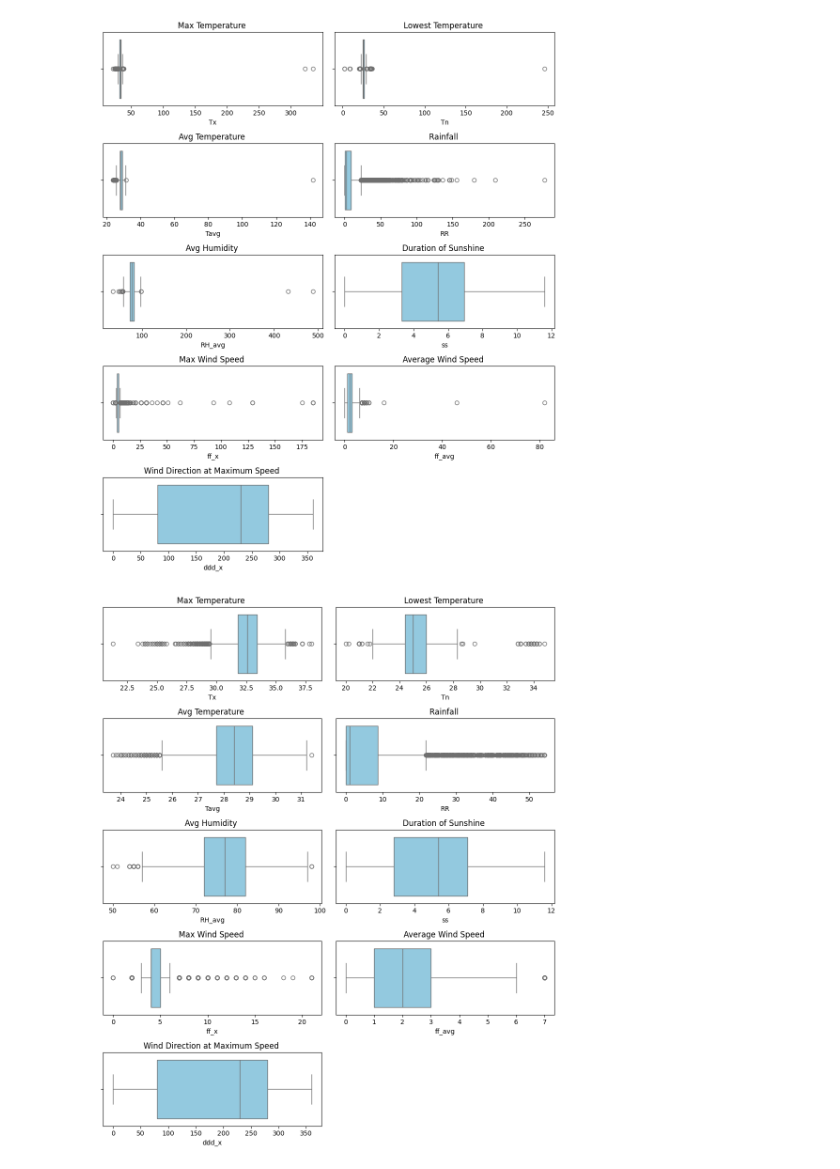
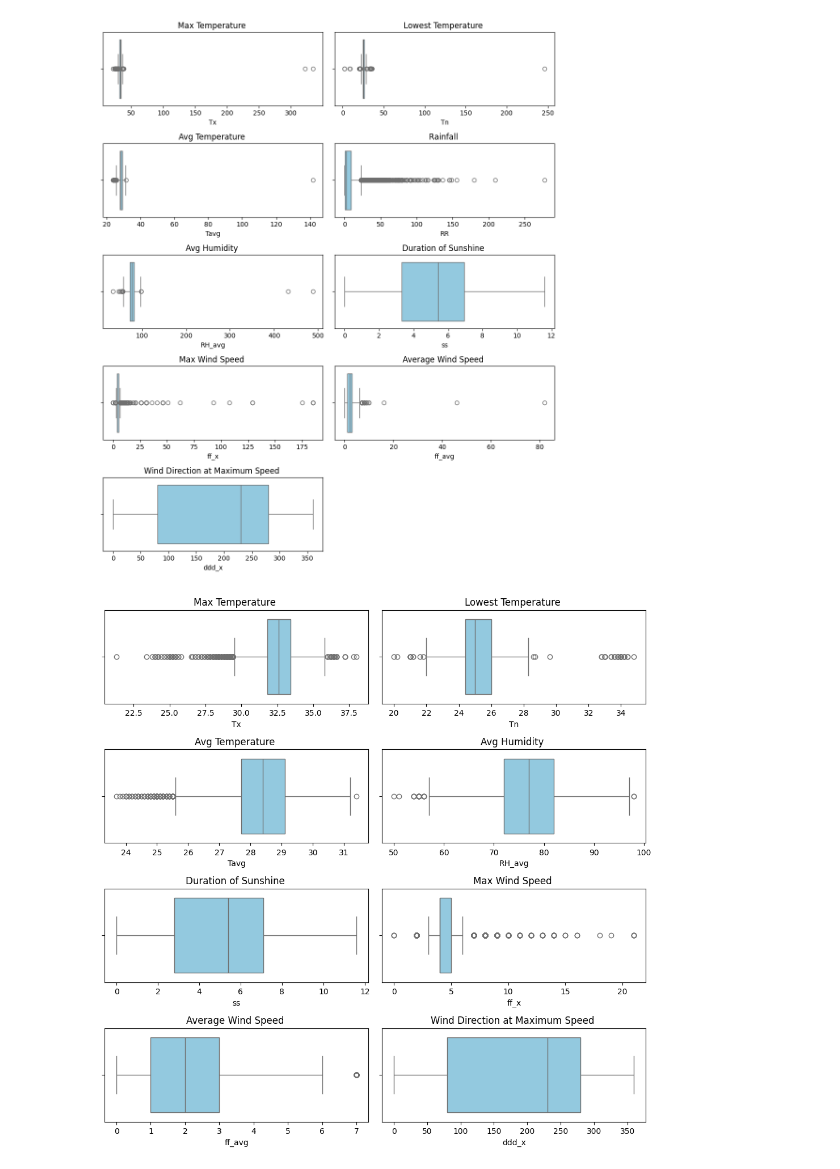
Before and after one commit to Fadhil-hi/Intern-BCC-2024, a Jupyter notebook: Code/Preprocessing/Outlier_Zscore-KNN-mode/cleaning1.ipynb, the cells around one changed output. Drawn from its saved outputs; the diff is of its cells as text; code cells hidden in the pictures.

Commit message:
change some method
earlier i used zscore outliers handling on all feature. But now only for Rainfall i didnt use it because there is too many natural outlier

```diff
--- a/Code/Preprocessing/Outlier_Zscore-KNN-mode/cleaning1.ipynb
+++ b/Code/Preprocessing/Outlier_Zscore-KNN-mode/cleaning1.ipynb
@@ -98,3 +96,5 @@ df_noutlier = handle_outliers_zscore(data_imputed[num_cols])
+# %%
+df_noutlier = handle_outliers_zscore(data_imputed[['Tn', 'Tx', 'Tavg', 'RH_avg', 'ss', 'ff_x', 'ddd_x', 'ff_avg']])
 # %%
 judul = {
     'Tx': 'Max Temperature ',
@@ -128,33 +128,33 @@ plt.show()
 # %%
 judul = {
     'Tx': 'Max Temperature ',
     'Tn': 'Lowest Temperature ',
     'Tavg': 'Avg Temperature ',
     'RR': 'Rainfall ',
     'RH_avg': 'Avg Humidity ',
     'ss': 'Duration of Sunshine ',
     'ff_x': 'Max Wind Speed ',
     'ff_avg': 'Average Wind Speed ',
     'ddd_x': 'Wind Direction at Maximum Speed '
 }
 
-fitur = ['Tx', 'Tn',  'Tavg', 'RR', 'RH_avg', 'ss', 'ff_x', 'ff_avg', 'ddd_x']
+fitur = ['Tx', 'Tn',  'Tavg', 'RH_avg', 'ss', 'ff_x', 'ff_avg', 'ddd_x']
 
 plt.figure(figsize=(10, 12))
 n_cols = 2
 n_rows = 5
 
 # Membuat boxplot untuk setiap fitur menggunakan loop
 for i, col in enumerate(fitur, 1):
     plt.subplot(n_rows, n_cols, i)
     sns.boxplot(x=col, data=df_noutlier, color='skyblue')
     plt.title(f'{judul[col]}')
     plt.ylabel('')
 
 plt.tight_layout()
 plt.show()
 # %% [output]
-[figure, old version]
+[figure, new version]
 # %%
 df_noutlier.isna().sum()
 # %% [output]
```
Also changed, not shown: parts of 12 cells of this notebook, 1 other file.
